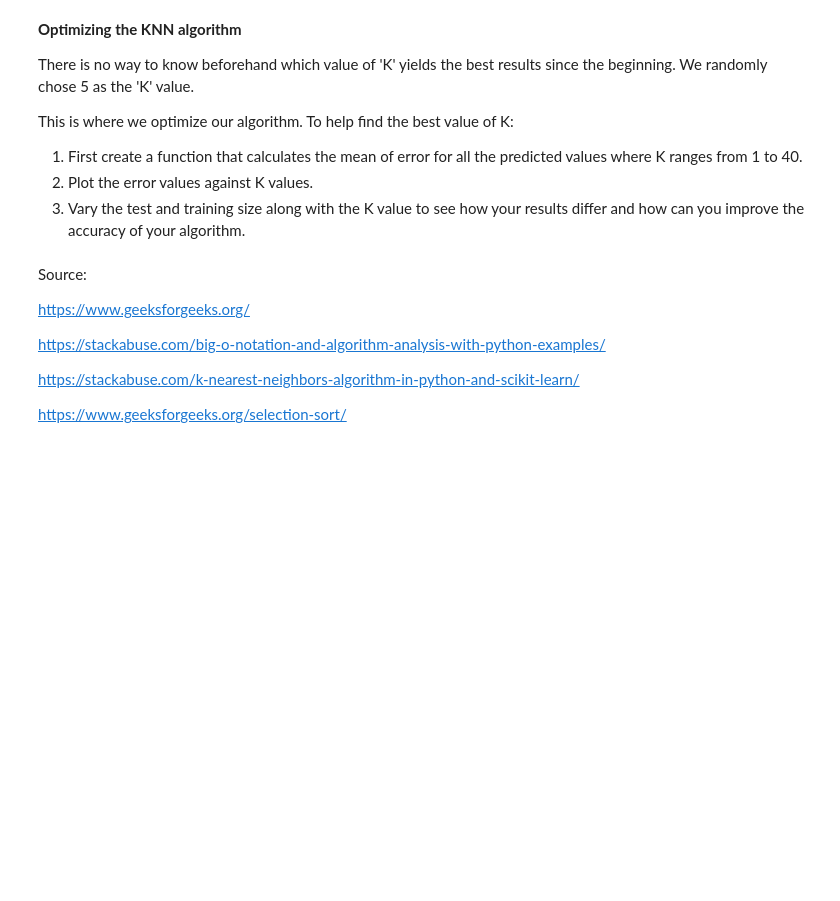
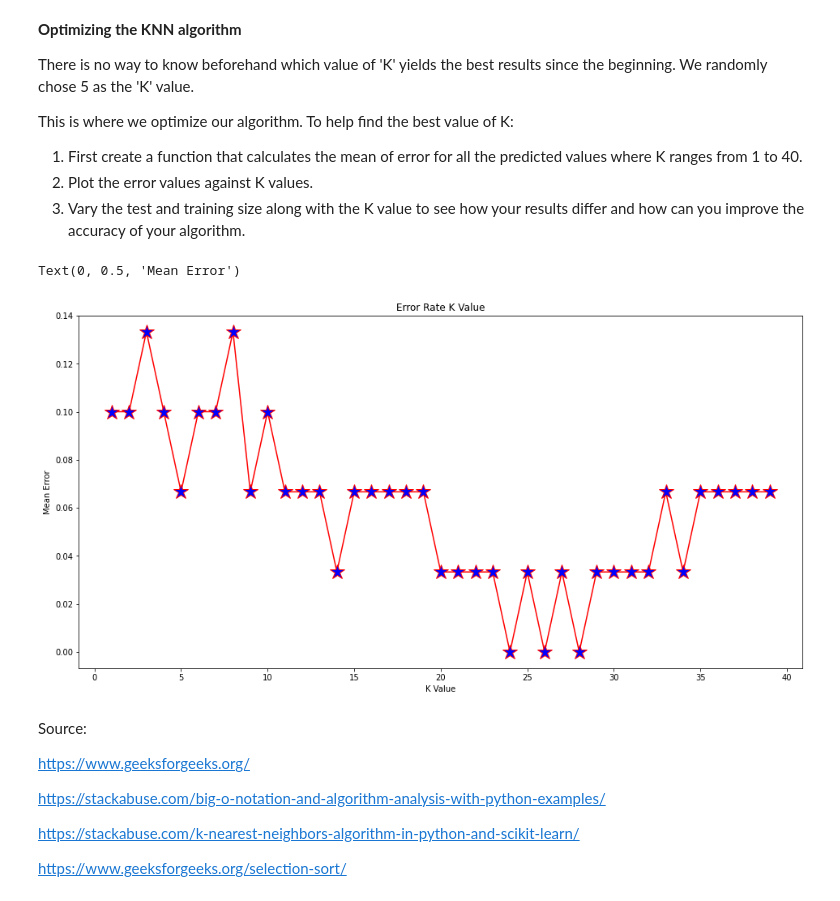
Before and after one commit to federico-serron/algorithm-optimization-project-machine-learning, a Jupyter notebook: notebook/problems.ipynb, the cells around one changed output. Drawn from its saved outputs; the diff is of its cells as text; code cells hidden in the pictures; blank space fills up the shorter version.

```diff
--- a/notebook/problems.ipynb
+++ b/notebook/problems.ipynb
@@ -498,28 +519,32 @@ This is where we optimize our algorithm. To help find the best value of K:
 3. Vary the test and training size along with the K value to see how your results differ and how can you improve the accuracy of your algorithm.
 # %%
 # Create an empty error list.
-
+err = []
 
 
 # Execute a loop from 1 to 40. In each iteration calculate the mean error for predicted values of test set
-
-#for i in range(1, 40): (uncomment this line)
+for i in range(1,40):
     #initialize the KNN algorithm
-
+    knn = KNeighborsClassifier(n_neighbors=i)
     #fit the train data
-
+    knn.fit(X_train, y_train)
     #make predictions
-
+    prediction = knn.predict(X_test)
     #append the result to the error list.
+    err.append(np.mean(prediction != y_test))
 # %%
 # plot the error values against K values. Establish the graph size.
 
 # your code
-
+plt.figure(figsize=(16, 8))
+plt.plot(range(1, 40), err, color='red', marker='*', markerfacecolor='blue', markersize=19)
 # title and labels (uncomment the following code lines)
-#plt.title('Error Rate K Value')
-#plt.xlabel('K Value')
-#plt.ylabel('Mean Error')
+plt.title('Error Rate K Value')
+plt.xlabel('K Value')
+plt.ylabel('Mean Error')
+# %% [output]
+Text(0, 0.5, 'Mean Error')
+[figure, added]
 # %% [markdown]
 Source:
 
```
Also changed, not shown: parts of 4 cells of this notebook.
